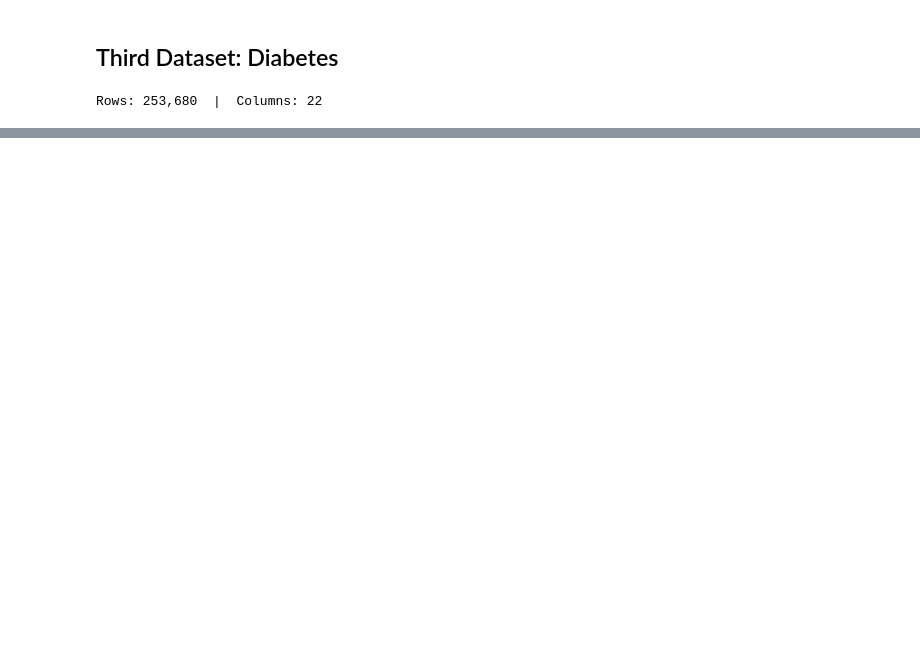
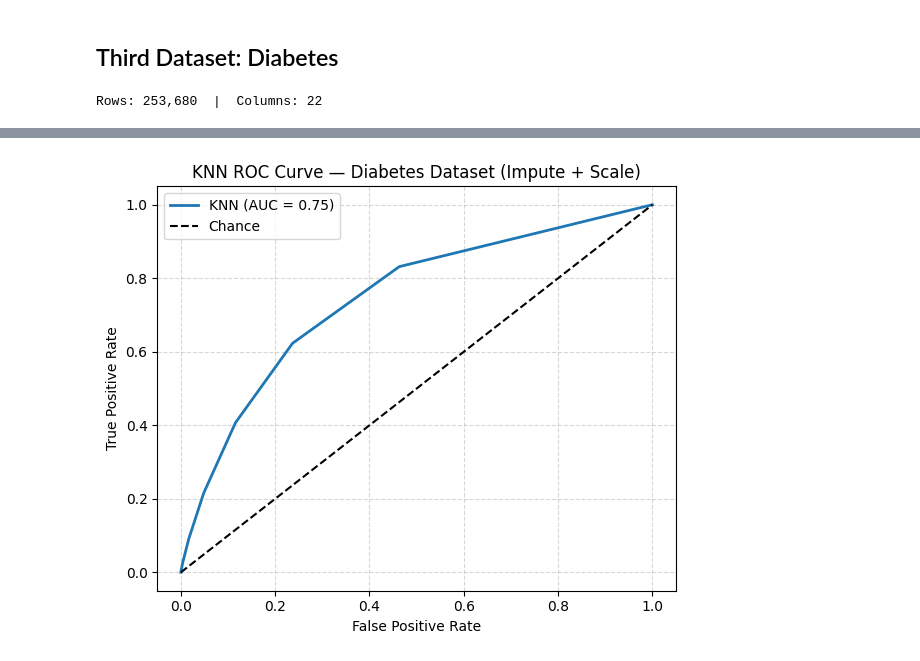
Before and after one commit to muathdb/Week-8, a Jupyter notebook: Week8-abusamreh-Muath.ipynb, the cells around one changed output, grey strips where cells are left out. Saved outputs shown, nothing was run; the diff lists cells and outputs as text; code cells hidden in the pictures; blank space fills up the shorter version.

```diff
--- a/Week8-abusamreh-Muath.ipynb
+++ b/Week8-abusamreh-Muath.ipynb
@@ -736,0 +668,55 @@ public health insights by revealing which risk factors most influence diabetes o
+# %%
+import numpy as np
+import pandas as pd
+import matplotlib.pyplot as plt
+from sklearn.model_selection import train_test_split
+from sklearn.preprocessing import StandardScaler
+from sklearn.impute import SimpleImputer
+from sklearn.neighbors import KNeighborsClassifier
+from sklearn.metrics import roc_curve, auc
+
+# ✅ 1. Use correct target for diabetes dataset
+if 'diabetes_012' not in df.columns:
+    raise ValueError("diabetes_012 column not found in dataframe")
+
+# Convert to binary (1 = prediabetes/diabetes, 0 = no diabetes)
+y = (df['diabetes_012'] > 0).astype(int)
+
+# ✅ 2. Use numeric features only and drop target
+X = df.drop(columns=['diabetes_012'])
+X = X.select_dtypes(include=[np.number])  # ensure numeric only
+
+# ✅ 3. Split dataset
+X_train, X_test, y_train, y_test = train_test_split(
+    X, y, test_size=0.2, random_state=42, stratify=y
+)
+
+# ✅ 4. Impute + scale
+imputer = SimpleImputer(strategy='median')
+scaler = StandardScaler()
+
+X_train = scaler.fit_transform(imputer.fit_transform(X_train))
+X_test = scaler.transform(imputer.transform(X_test))
+
+# ✅ 5. Train KNN
+knn = KNeighborsClassifier(n_neighbors=7, metric='euclidean')
+knn.fit(X_train, y_train)
+
+# ✅ 6. Predict probabilities for ROC
+y_prob = knn.predict_proba(X_test)[:, 1]
+fpr, tpr, _ = roc_curve(y_test, y_prob)
+roc_auc = auc(fpr, tpr)
+
+# ✅ 7. Plot ROC curve
+plt.figure(figsize=(6, 5))
+plt.plot(fpr, tpr, label=f'KNN (AUC = {roc_auc:.2f})', linewidth=2)
+plt.plot([0, 1], [0, 1], 'k--', label='Chance')
+plt.xlabel('False Positive Rate')
+plt.ylabel('True Positive Rate')
+plt.title('KNN ROC Curve — Diabetes Dataset (Impute + Scale)')
+plt.legend()
+plt.grid(True, linestyle='--', alpha=0.5)
+plt.tight_layout()
+plt.show()
+# %% [output]
+[figure, added]
```
Also changed, not shown: parts of 27 cells of this notebook.
